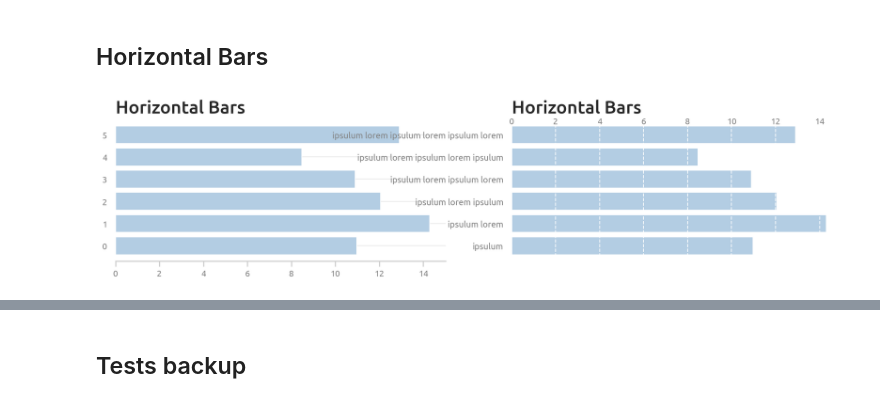
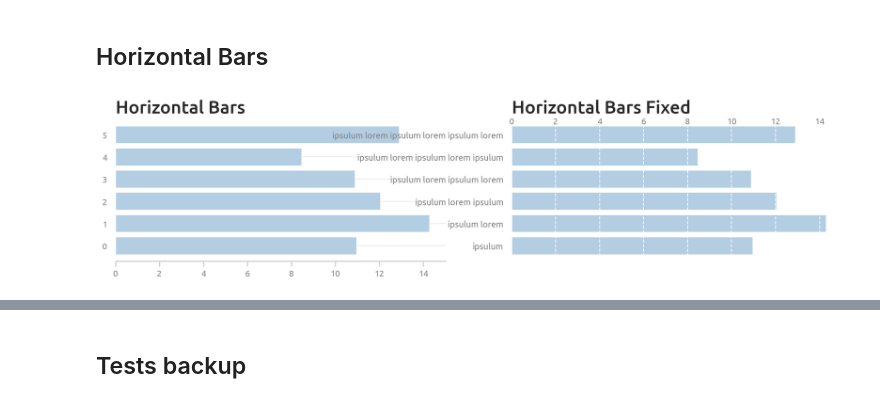
Before and after one commit to pauloneves/charp, a Jupyter notebook: plots.ipynb, the cells around one changed output, grey strips where cells are left out. Drawn from its saved outputs; the diff is of its cells as text; code cells hidden in the pictures.

```diff
--- a/plots.ipynb
+++ b/plots.ipynb
@@ -69,16 +69,16 @@ import charp
 # %%
 def barh():
     labels = ("ipsulum lorem " * 10).split()
     np.random.seed(0)
     fig, ax = plt.subplots(1, 2, figsize=(15, 3))
     num_bars = 6
     bars = [20 * np.random.rand() for _ in range(num_bars)]
     ax[0].barh(np.arange(num_bars), bars)
     ax[0].set_title("Horizontal Bars")
     ax[1].barh([' '.join(labels[:i+1]).strip() for i in np.arange(num_bars)], bars)
-    ax[1].set_title("Horizontal Bars")
+    ax[1].set_title("Horizontal Bars Fixed")
     charp.barh(ax[1])
 plt.style.use('./paulo.mplstyle')
 barh()
 # %% [output]
-[figure, old version]
+[figure, new version]
```
Also changed, not shown: parts of 2 cells of this notebook, 1 other file.
